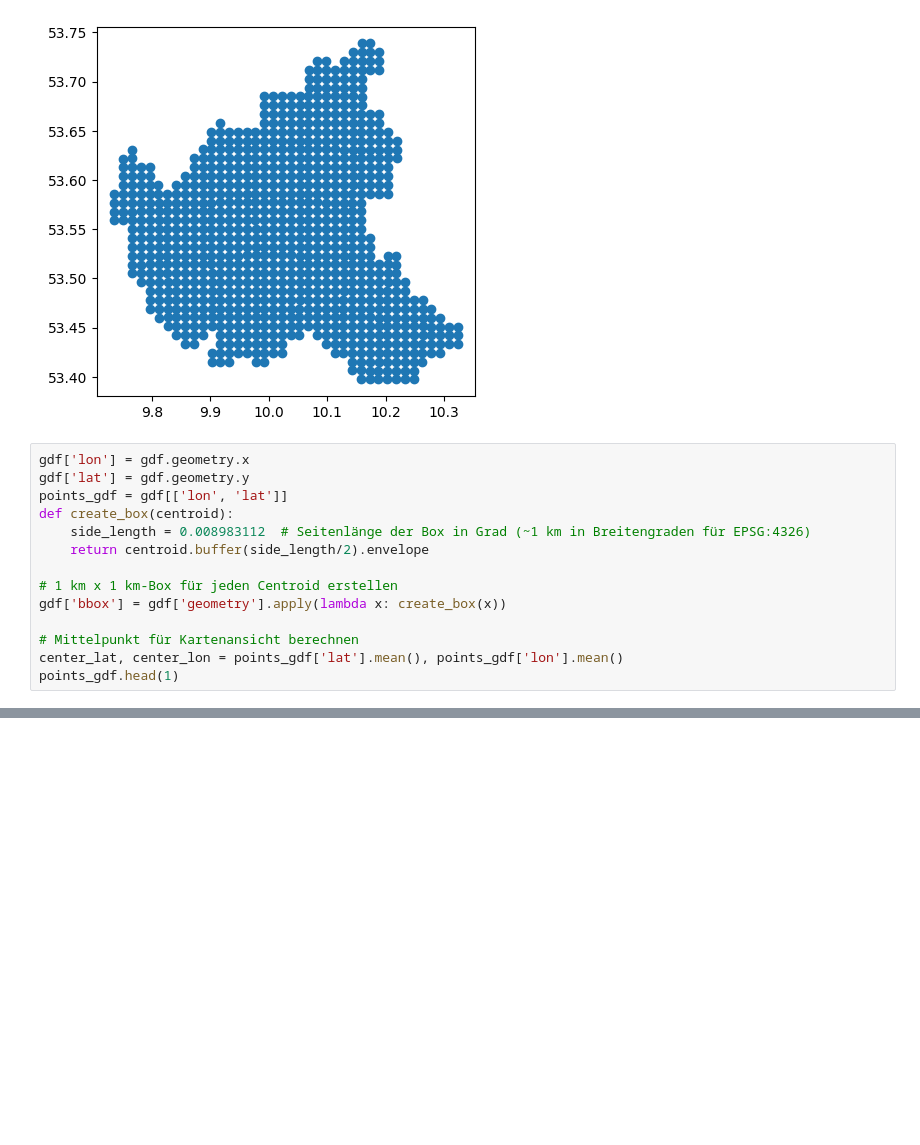
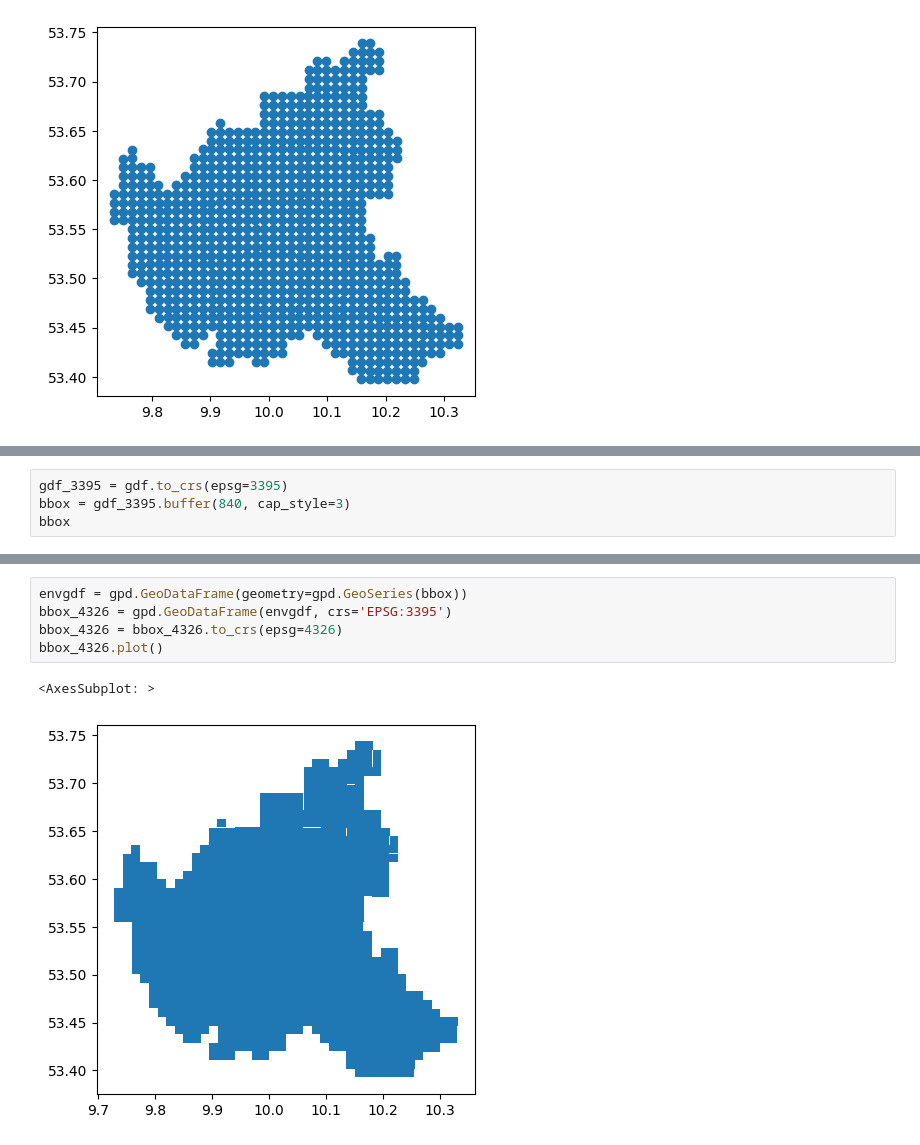
Before and after one commit to NicoLanghans/Master-Thesis, a Jupyter notebook: get_population_data/census_dataset.ipynb, the cells around one changed output, grey strips where cells are left out. Drawn from its saved outputs; the diff is of its cells as text; blank space fills up the shorter version.

Commit message:
new bbox calculation

```diff
--- a/get_population_data/census_dataset.ipynb
+++ b/get_population_data/census_dataset.ipynb
@@ -37,17 +37,3 @@ gdf.plot()
 # %% [output]
 <AxesSubplot: >
 [figure]
-# %%
-gdf['lon'] = gdf.geometry.x
-gdf['lat'] = gdf.geometry.y
-points_gdf = gdf[['lon', 'lat']]
-def create_box(centroid):
-    side_length = 0.008983112  # Seitenlänge der Box in Grad (~1 km in Breitengraden für EPSG:4326)
-    return centroid.buffer(side_length/2).envelope
-
-# 1 km x 1 km-Box für jeden Centroid erstellen
-gdf['bbox'] = gdf['geometry'].apply(lambda x: create_box(x))
-
-# Mittelpunkt für Kartenansicht berechnen
-center_lat, center_lon = points_gdf['lat'].mean(), points_gdf['lon'].mean()
-points_gdf.head(1)
@@ -72,0 +40,4 @@ m
+# %%
+gdf_3395 = gdf.to_crs(epsg=3395)
+bbox = gdf_3395.buffer(840, cap_style=3)
+bbox
@@ -72,0 +57,8 @@ m
+# %%
+envgdf = gpd.GeoDataFrame(geometry=gpd.GeoSeries(bbox))
+bbox_4326 = gpd.GeoDataFrame(envgdf, crs='EPSG:3395')
+bbox_4326 = bbox_4326.to_crs(epsg=4326)
+bbox_4326.plot()
+# %% [output]
+<AxesSubplot: >
+[figure, added]
```
Also changed, not shown: parts of 8 cells of this notebook.
